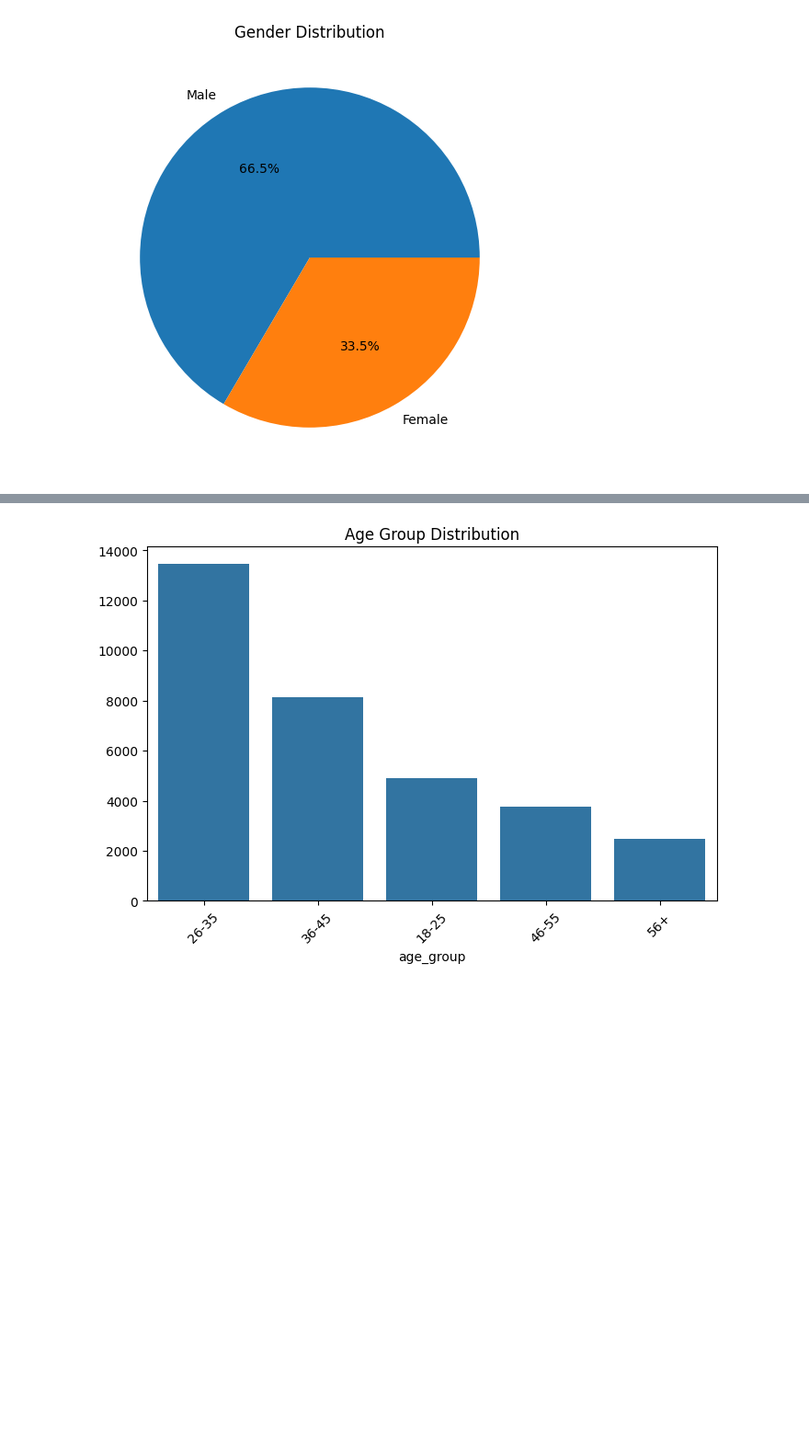
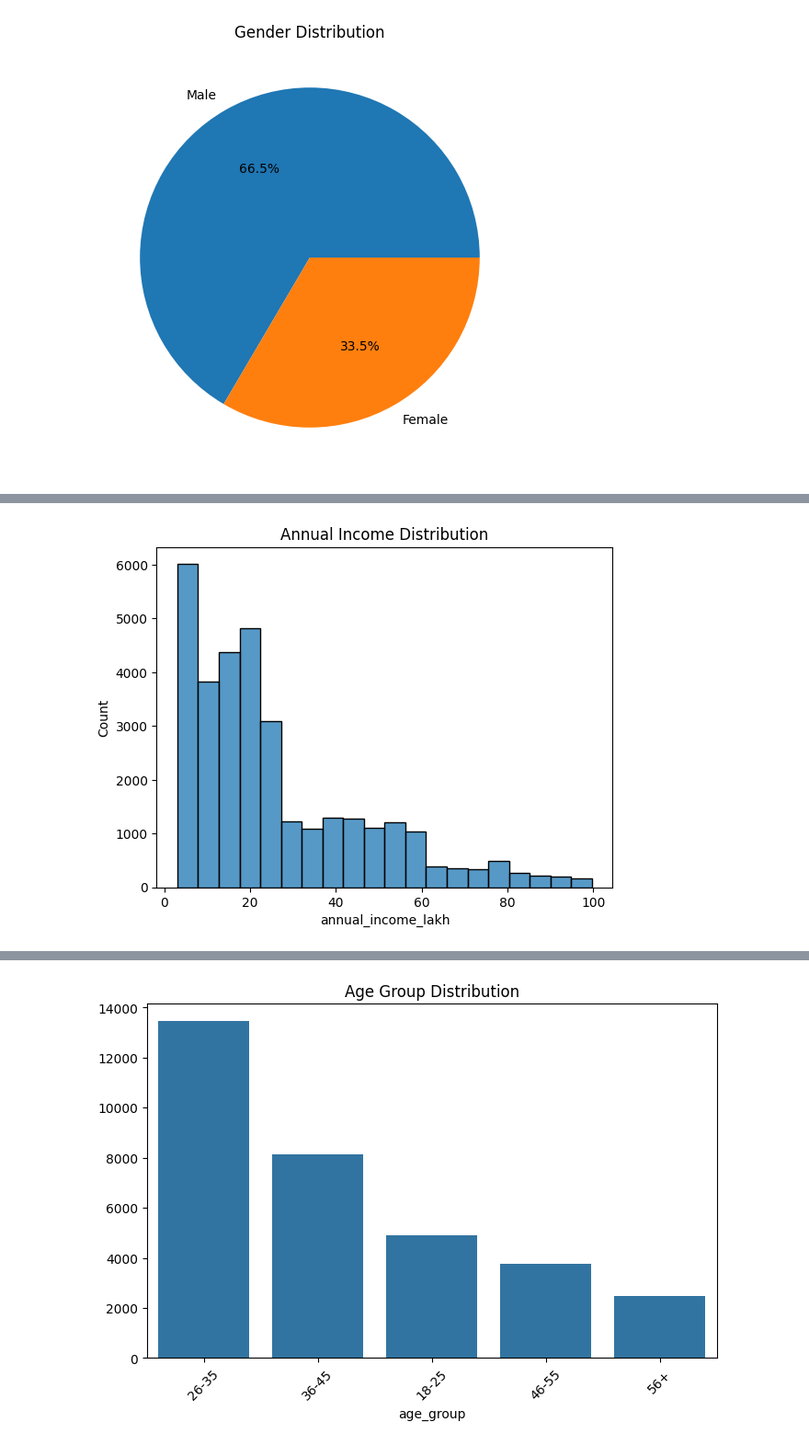
Before and after one commit to theshreyasingh/MutualFundProject, a Jupyter notebook: notebooks/03_eda_analysis.ipynb, the cells around one changed output, grey strips where cells are left out. Shown at 92% size. Saved outputs shown, nothing was run; the diff lists cells and outputs as text; code cells hidden in the pictures; blank space fills up the shorter version.

```diff
--- a/notebooks/03_eda_analysis.ipynb
+++ b/notebooks/03_eda_analysis.ipynb
@@ -65,0 +101,6 @@ plt.show()
+# %%
+sns.histplot(txn['annual_income_lakh'], bins=20)
+plt.title("Annual Income Distribution")
+plt.show()
+# %% [output]
+[figure, added]
```
Also changed, not shown: parts of 42 cells of this notebook, 9 other files.
